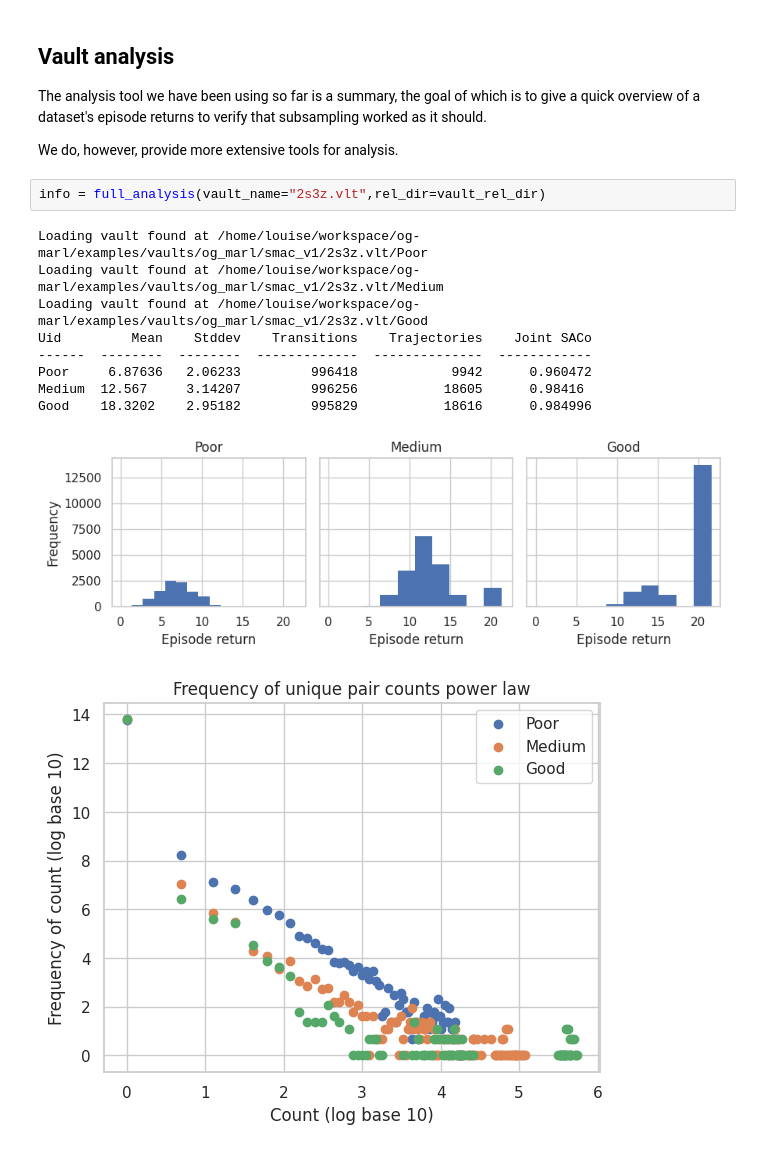
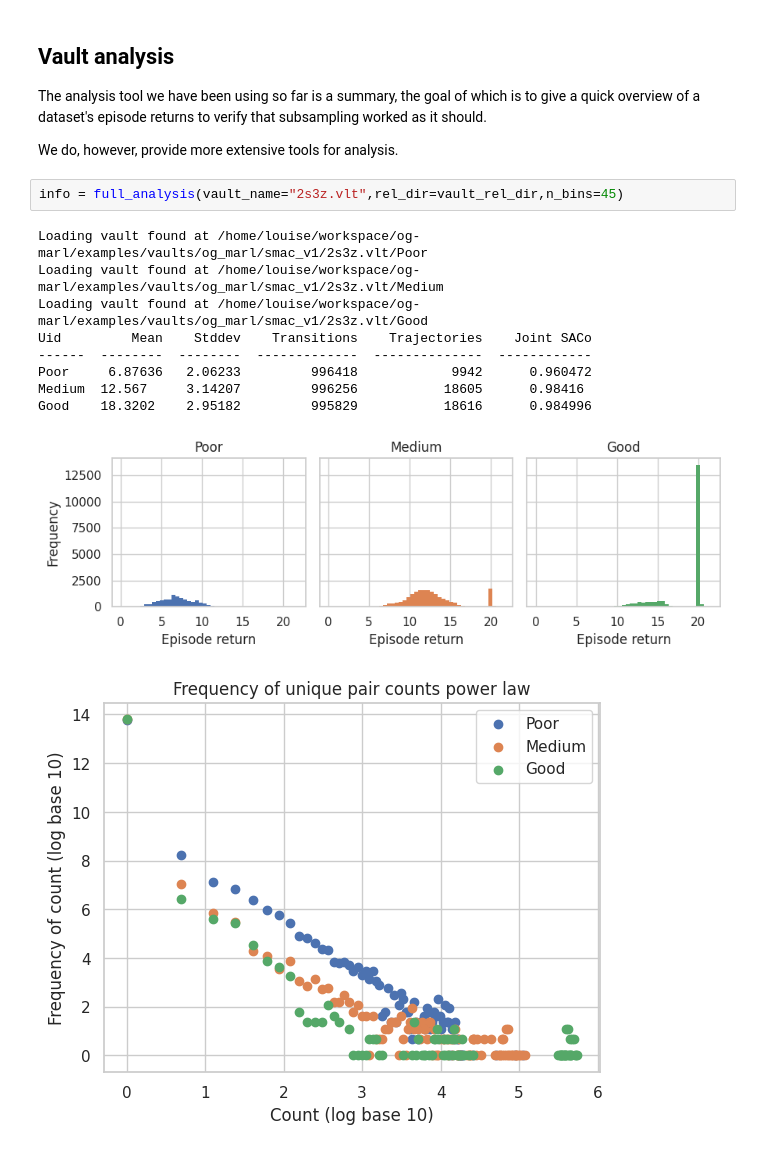
Before and after one commit to instadeepai/og-marl, a Jupyter notebook: examples/dataset_analysis_demo.ipynb, the cells around one changed output. Cells and saved outputs as stored; diff of their text form.

Commit message:
Improve dataset analysis full set.

```diff
--- a/examples/dataset_analysis_demo.ipynb
+++ b/examples/dataset_analysis_demo.ipynb
@@ -162,15 +162,15 @@ The analysis tool we have been using so far is a summary, the goal of which is t
 
 We do, however, provide more extensive tools for analysis.
 # %%
-info = full_analysis(vault_name="2s3z.vlt",rel_dir=vault_rel_dir)
+info = full_analysis(vault_name="2s3z.vlt",rel_dir=vault_rel_dir,n_bins=45)
 # %% [output]
 Loading vault found at /home/louise/workspace/og-marl/examples/vaults/og_marl/smac_v1/2s3z.vlt/Poor
 Loading vault found at /home/louise/workspace/og-marl/examples/vaults/og_marl/smac_v1/2s3z.vlt/Medium
 Loading vault found at /home/louise/workspace/og-marl/examples/vaults/og_marl/smac_v1/2s3z.vlt/Good
 Uid         Mean    Stddev    Transitions    Trajectories    Joint SACo
 ------  --------  --------  -------------  --------------  ------------
 Poor     6.87636   2.06233         996418            9942      0.960472
 Medium  12.567     3.14207         996256           18605      0.98416
 Good    18.3202    2.95182         995829           18616      0.984996
-[figure, old version]
+[figure, new version]
 [figure]
```
Also changed, not shown: 1 other file.
